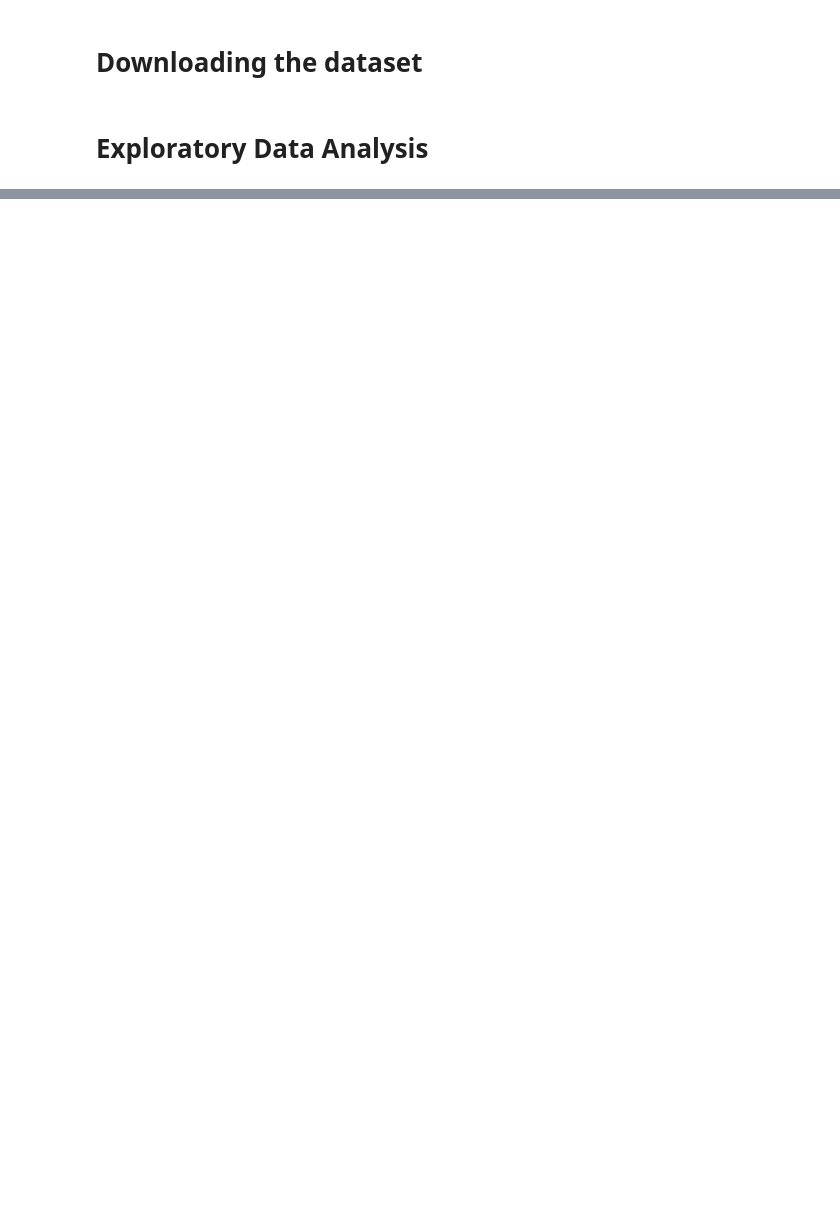
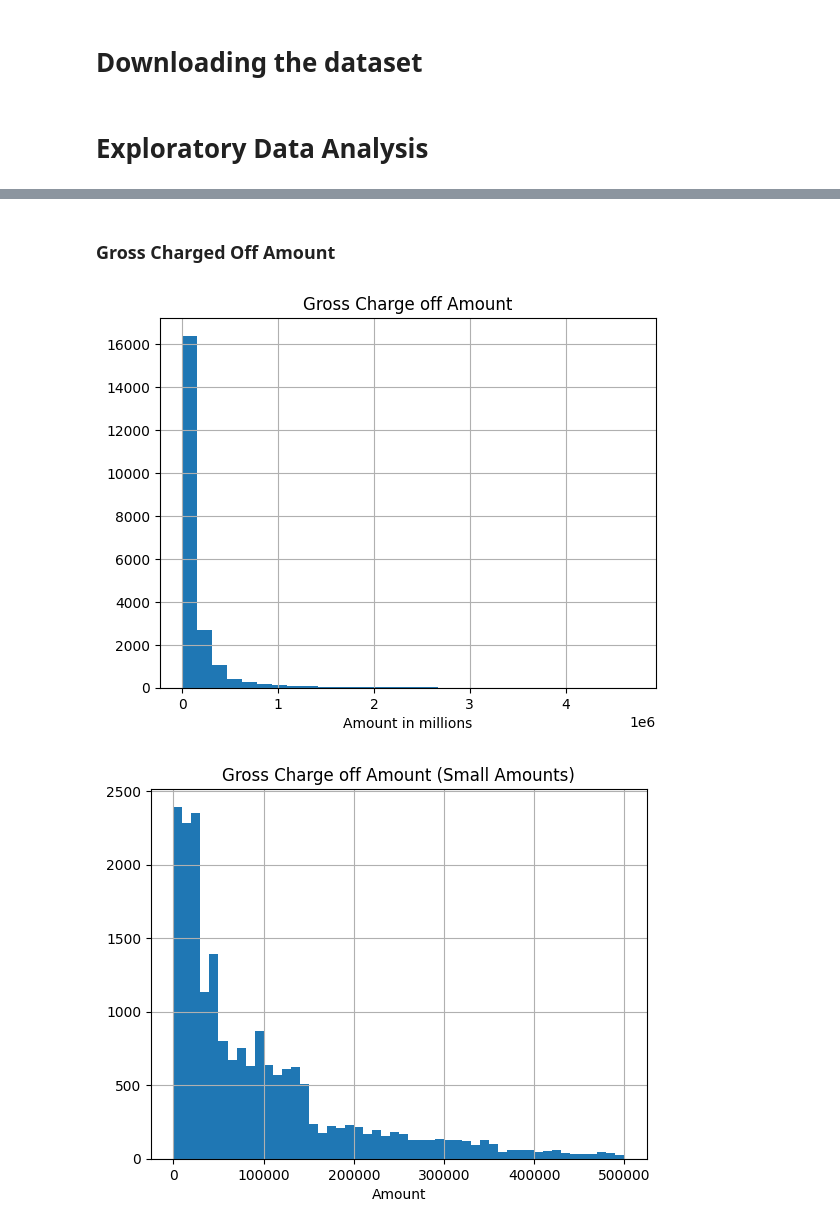
Before and after one commit to DineshDK672/Ryewalk_assignment, a Jupyter notebook: 01_EDA.ipynb, the cells around one changed output, grey strips where cells are left out. Saved outputs shown, nothing was run; the diff lists cells and outputs as text; code cells hidden in the pictures; blank space fills up the shorter version.

```diff
--- a/01_EDA.ipynb
+++ b/01_EDA.ipynb
@@ -80,0 +171,15 @@ plt.show()
+# %% [markdown]
+### Gross Charged Off Amount
+# %%
+df['GrossChargeoffAmount'][df['GrossChargeoffAmount'] > 0].hist(bins=30)
+plt.title("Gross Charge off Amount")
+plt.xlabel("Amount in millions")
+plt.show()
+
+df['GrossChargeoffAmount'][(df['GrossChargeoffAmount'] <= 500000) & (df['GrossChargeoffAmount'] > 0)].hist(bins=50)
+plt.title("Gross Charge off Amount (Small Amounts)")
+plt.xlabel("Amount")
+plt.show()
+# %% [output]
+[figure, added]
+[figure, added]
```
Also changed, not shown: parts of 30 cells of this notebook.
